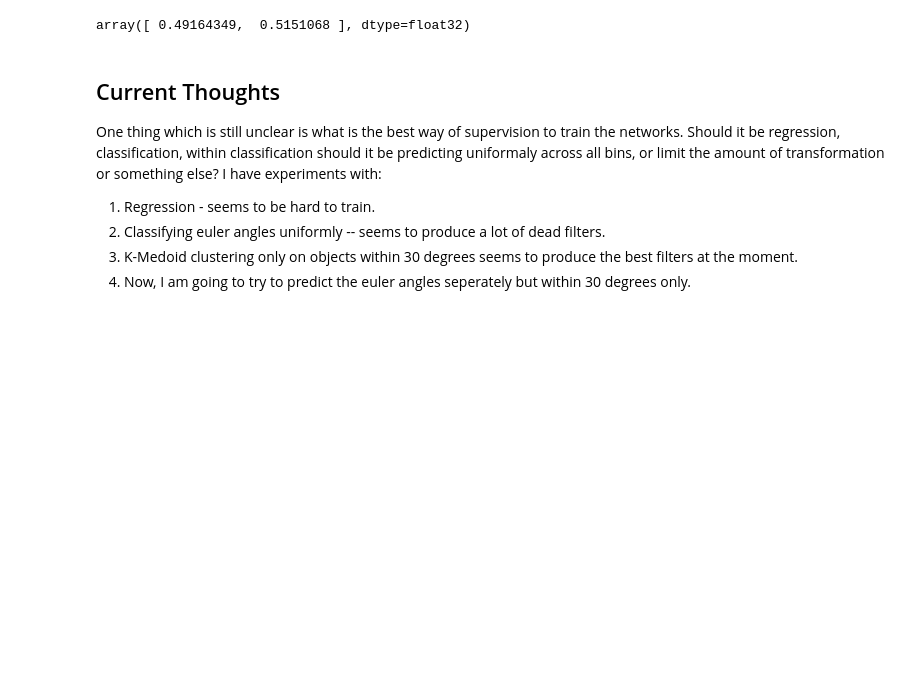
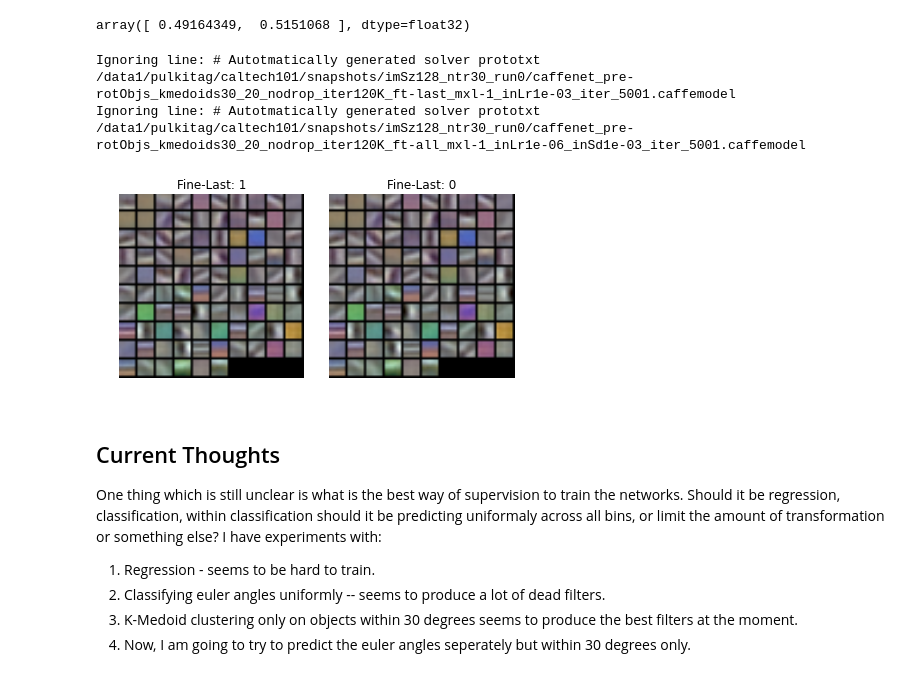
Before and after one commit to pulkitag/caffe, a Jupyter notebook: modelFiles/keypoints/documentation/Relative-Rotations.ipynb, the cells around one changed output. Cells and saved outputs as stored; diff of their text form; code cells hidden in the pictures; blank space fills up the shorter version.

Commit message:
Fixed bugs and visualization utils started

```diff
--- a/modelFiles/keypoints/documentation/Relative-Rotations.ipynb
+++ b/modelFiles/keypoints/documentation/Relative-Rotations.ipynb
@@ -275,6 +272,34 @@ imSz128_ntr30_run0 pre-random_ft-all_mxl-1_inLr1e-04
 accClassScratch
 # %% [output]
 array([ 0.49164349,  0.5151068 ], dtype=float32)
+# %%
+#Visualize weights after finetuning.
+prms  = pc.get_prms()
+preTrainStr = 'rotObjs_kmedoids30_20_nodrop_iter120K'
+isFineLast  = [True, False]
+initLr = [0.001, 0.000001]
+initStd = [0.01, 0.001]
+
+for (i,ff) in enumerate(isFineLast):
+    cPrms = pc.get_caffe_prms(isPreTrain=True, maxLayer=1,
+                          preTrainStr=preTrainStr, isFineLast=ff,
+                           initLr=initLr[i], initStd=initStd[i], testNum=None)
+    ax = plt.subplot(1,len(isFineLast),i+1)
+    exp = pc.get_experiment_object(prms, cPrms)
+    exp.init_from_self()
+    modelFile = exp.get_snapshot_name(numIter=5001)
+    defFile   = exp.files_['netdef']
+    netUnsup    = mp.MyNet(defFile, modelFile)
+    print modelFile
+    netUnsup.vis_weights('conv1',ax=ax, titleName='Fine-Last: %d' % ff)
+    ax.axis('off')
+plt.tight_layout()
+# %% [output]
+Ignoring line: # Autotmatically generated solver prototxt
+/data1/pulkitag/caltech101/snapshots/imSz128_ntr30_run0/caffenet_pre-rotObjs_kmedoids30_20_nodrop_iter120K_ft-last_mxl-1_inLr1e-03_iter_5001.caffemodel
+Ignoring line: # Autotmatically generated solver prototxt
+/data1/pulkitag/caltech101/snapshots/imSz128_ntr30_run0/caffenet_pre-rotObjs_kmedoids30_20_nodrop_iter120K_ft-all_mxl-1_inLr1e-06_inSd1e-03_iter_5001.caffemodel
+[figure, added]
 # %% [markdown]
 ## Current Thoughts
 One thing which is still unclear is what is the best way of supervision to train the networks.
```
Also changed, not shown: parts of 1 cell of this notebook, 12 other files.
